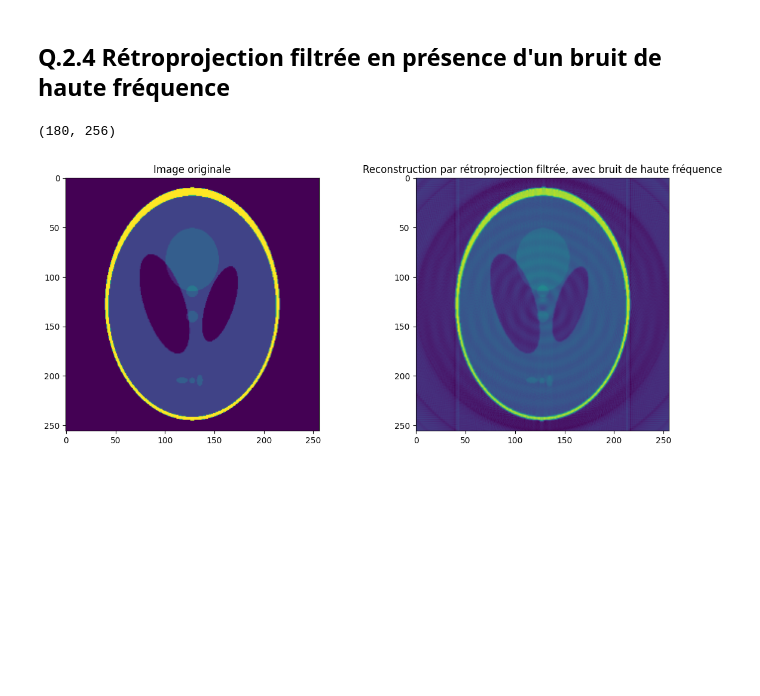
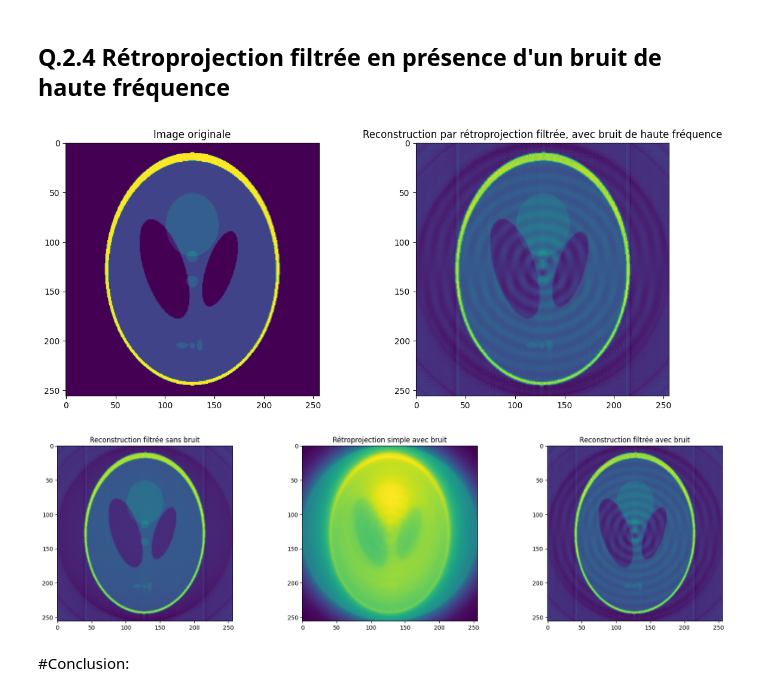
Before and after one commit to anaiscorbiere03/projet_maths, a Jupyter notebook: X-Ray Tomography.ipynb, the cells around one changed output. Drawn from its saved outputs; the diff is of its cells as text; code cells hidden in the pictures; blank space fills up the shorter version.

Commit message:
manque conclusion et commentaires

```diff
--- a/X-Ray Tomography.ipynb
+++ b/X-Ray Tomography.ipynb
@@ -42,9 +42,9 @@ def radon_transform(image, theta):
     """
     radon=[]
     for angle in theta:
-      imagerotated=rotate(image, angle) #on tourne dans le sens des aiguilles d'une montre
+      imagerotated=rotate(image, angle) #on tourne dans le sens inverse des aiguilles d'une montre
       radon.append(np.sum(imagerotated,axis=0)) #on somme les pixels ligne par ligne
-    return radon
+    return np.array(radon)
 # %%
 # Computes the Radon transform of the image
 N_t = 256
@@ -107,9 +107,7 @@ def backproj(g, N_t, angles_count, N):
     theta_array=np.linspace(0,180,angles_count)
     for i, theta in enumerate(theta_array):
         somme_angle=g[i]/np.pi #on prend la ligne qui correspond à l'angle choisi dans le sinogramme
-        somme_angle2D=np.zeros((N,N))
-        for j in range(N):
-            somme_angle2D[j]=somme_angle #on "étale" la ligne sur tout un tableau 2D
+        somme_angle2D = np.tile(somme_angle, (N, 1)) #on "étale" la ligne sur tout un tableau 2D
         rotated=rotate(somme_angle2D, -theta) #on tourne dans le sens inverse cette fois
         reconstructed+=rotated #on superpose les tableaux qu'on obtient
     return reconstructed
@@ -184,7 +179,7 @@ plt.show()
 # %%
 sinogram = np.array(sinogram)
 t = np.linspace(0, 1, sinogram.shape[1])
-bruit = np.tile(0.5*np.sin(2 * np.pi * 1000 * t), (sinogram.shape[0],1))
+bruit = np.tile(np.sin(2 * np.pi * 1000* t), (sinogram.shape[0],1))
 filtered_sinogram_bruit = filter_sinogram(sinogram+bruit, N_t)
 frec = backproj(filtered_sinogram_bruit, N_t, angles_count, N)
 
@@ -198,5 +193,29 @@ axes[1].set_title("Reconstruction par rétroprojection filtrée, avec bruit de h
 plt.tight_layout()
 plt.show()
 # %% [output]
-(180, 256)
 [figure]
+# %%
+fig, axes = plt.subplots(1, 3, figsize=(18, 5))
+
+# Reconstruction avec filtre sans bruit
+frec_clean = backproj(filter_sinogram(sinogram, N_t), N_t, angles_count, N)
+
+# Rétroprojection simple avec bruit (sans filtre)
+frec_sans_filtre = backproj(sinogram + bruit, N_t, angles_count, N)
+
+# Reconstruction avec filtre et avec bruit
+frec_bruit = backproj(filtered_sinogram_bruit, N_t, angles_count, N)
+
+axes[0].imshow(frec_clean)
+axes[0].set_title("Reconstruction filtrée sans bruit")
+axes[1].imshow(frec_sans_filtre)
+axes[1].set_title("Rétroprojection simple avec bruit")
+axes[2].imshow(frec_bruit)
+axes[2].set_title("Reconstruction filtrée avec bruit")
+
+plt.tight_layout()
+plt.show()
+# %% [output]
+[figure, added]
+# %% [markdown]
+#Conclusion:
```
Also changed, not shown: parts of 2 cells of this notebook, 1 other file.
